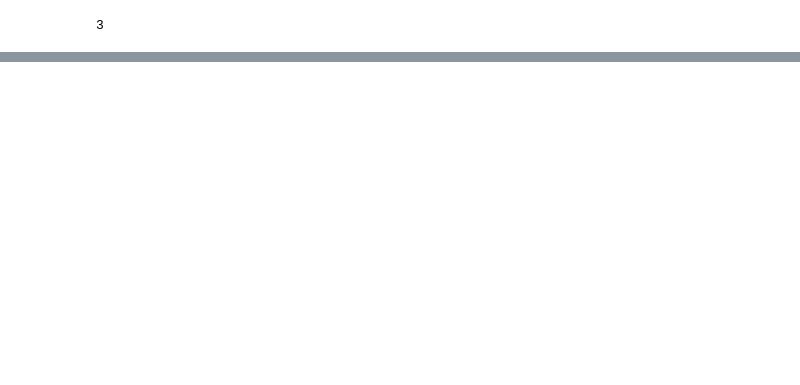
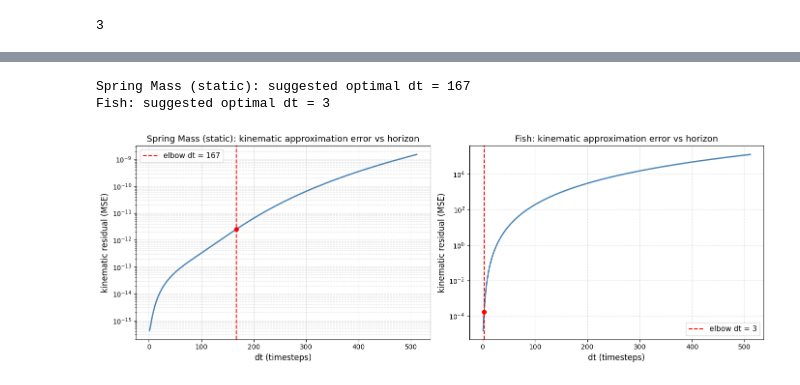
Before and after one commit to GrantMcConachie/interaction_rule_gnn, a Jupyter notebook: notebooks/auto_corr_plots.ipynb, the cells around one changed output, grey strips where cells are left out. Drawn from its saved outputs; the diff is of its cells as text; code cells hidden in the pictures; blank space fills up the shorter version.

```diff
--- a/notebooks/auto_corr_plots.ipynb
+++ b/notebooks/auto_corr_plots.ipynb
@@ -183,0 +188,77 @@ for (acfs, state_var) in zip(acf_list, ['position', 'velocity', 'acceleration'])
+# %%
+def kinematic_residual(data, max_dt_steps, stride=1, max_samples=2000):
+    """
+    For each horizon dt (in timesteps), compute the mean squared error of the
+    constant-acceleration kinematic approximation:
+        pos_kin(t+dt) = pos(t) + vel(t)*dt + 0.5*acc(t)*dt^2
+
+    The optimal training horizon is the elbow of this curve — before this point
+    the approximation holds, after it the higher-order terms dominate and the
+    model can't learn a consistent acceleration target.
+    """
+    base_dt = data[0].dt
+    dts = list(range(1, max_dt_steps, stride))
+    errors = []
+
+    # subsample timesteps for speed
+    indices = np.linspace(0, len(data) - max_dt_steps - 1, max_samples, dtype=int)
+
+    for dt_steps in dts:
+        actual_dt = dt_steps * base_dt
+        errs = []
+        for i in indices:
+            if i + dt_steps >= len(data):
+                continue
+            g = data[i]
+            g_future = data[i + dt_steps]
+            pos_kin = g.pos + g.vel * actual_dt + 0.5 * g.acc * actual_dt ** 2
+            err = torch.mean((pos_kin - g_future.pos) ** 2).item()
+            errs.append(err)
+        errors.append(np.mean(errs))
+
+    return dts, errors
+
+
+def find_optimal_dt(dts, errors):
+    """
+    Finds the elbow of the kinematic residual curve as the point of maximum
+    curvature on a log-log scale (peak of the second derivative).
+    """
+    log_dts = np.log(np.array(dts, dtype=float))
+    log_errs = np.log(np.array(errors, dtype=float))
+    d2 = np.gradient(np.gradient(log_errs, log_dts), log_dts)
+    elbow_idx = np.argmax(d2)
+    return dts[elbow_idx], errors[elbow_idx]
+
+
+datasets = {
+    'Spring Mass (static)': spring_mass,
+    'Fish': fish,
+}
+
+fig, axes = plt.subplots(1, len(datasets), figsize=(7 * len(datasets), 5))
+if len(datasets) == 1:
+    axes = [axes]
+
+for ax, (name, dataset) in zip(axes, datasets.items()):
+    dts, errors = kinematic_residual(dataset, max_dt_steps=512, stride=2, max_samples=2000)
+    opt_dt, opt_err = find_optimal_dt(dts, errors)
+
+    ax.plot(dts, errors, color='steelblue', linewidth=2)
+    ax.axvline(opt_dt, color='red', linestyle='--', linewidth=1.5,
+               label=f'elbow dt = {opt_dt}')
+    ax.scatter([opt_dt], [opt_err], color='red', zorder=5)
+    ax.set_xlabel('dt (timesteps)', fontsize=12)
+    ax.set_ylabel('kinematic residual (MSE)', fontsize=12)
+    ax.set_title(f'{name}: kinematic approximation error vs horizon', fontsize=13)
+    ax.set_yscale('log')
+    ax.legend(fontsize=11)
+    ax.grid(True, which='both', linestyle='--', alpha=0.4)
+    print(f'{name}: suggested optimal dt = {opt_dt}')
+
+plt.tight_layout()
+plt.show()
+# %% [output]
+Spring Mass (static): suggested optimal dt = 167
+Fish: suggested optimal dt = 3
+[figure, added]
```
Also changed, not shown: parts of 2 cells of this notebook, 8 other files.
